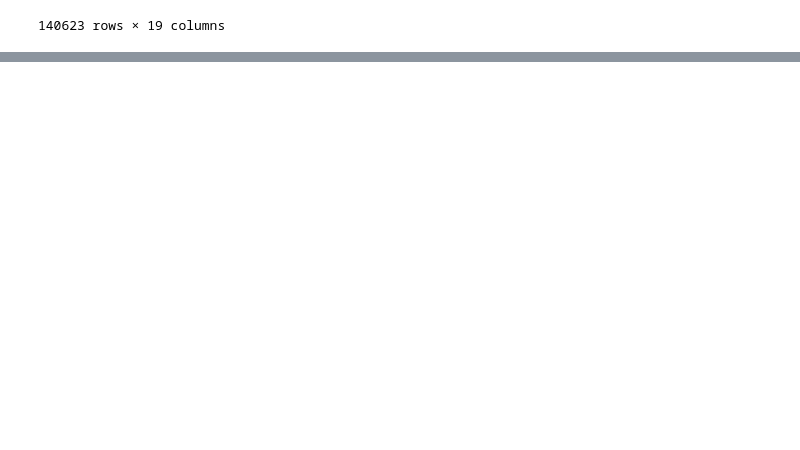
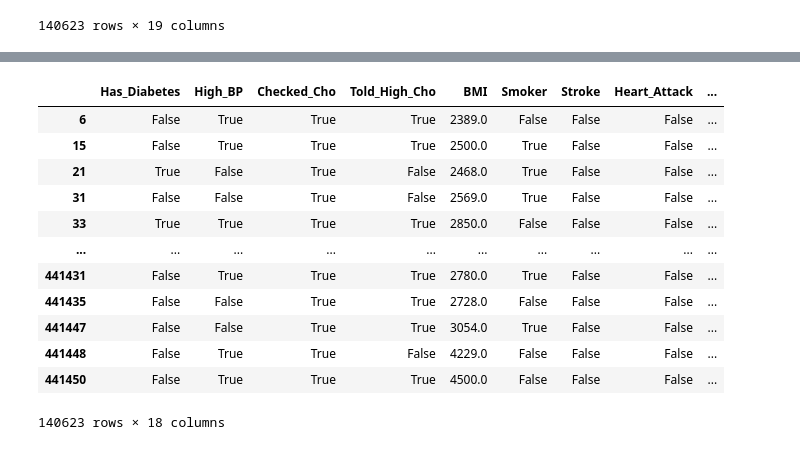
Before and after one commit to eddiephelanfortyfive/EPIC3, a Jupyter notebook: DataCleaning.ipynb, the cells around one changed output, grey strips where cells are left out. Cells and saved outputs as stored; diff of their text form; code cells hidden in the pictures; blank space fills up the shorter version.

```diff
--- a/DataCleaning.ipynb
+++ b/DataCleaning.ipynb
@@ -150,0 +222,16 @@ plt.show()
+# %%
+#check cho 1,2 Bool
+#told high cho  1,2 Bool
+#smoker 1,2 Y
+#stroke 1,2 bool
+#heart attack 1,2 bool
+#exercise recent 1,2 bool
+#diff walk 1,2 bool
+#sex 1-M,2-F bool
+def convert_two_option(x):
+    if x==1:
+        return True
+    return False
+columns_to_convert = [check_cho,told_high_cho,smoker,stroke,heart_attack,recent_exercise,diff_walk,sex]
+for column in columns_to_convert:
+    filtered_df[column] = filtered_df[column].apply(lambda x: convert_two_option(x) if isinstance(x, float) else x)
@@ -150,0 +241,16 @@ plt.show()
+# %%
+filtered_df
+# %% [output]
+|  | Has_Diabetes | High_BP | Checked_Cho | Told_High_Cho | BMI | Smoker | Stroke | Heart_Attack | ... |
+| 6 | False | True | True | True | 2389.0 | False | False | False | ... |
+| 15 | False | True | True | True | 2500.0 | True | False | False | ... |
+| 21 | True | False | True | False | 2468.0 | True | False | False | ... |
+| 31 | False | False | True | False | 2569.0 | True | False | False | ... |
+| 33 | True | True | True | True | 2850.0 | False | False | False | ... |
+| ... | ... | ... | ... | ... | ... | ... | ... | ... | ... |
+| 441431 | False | True | True | True | 2780.0 | True | False | False | ... |
+| 441435 | False | False | True | True | 2728.0 | False | False | False | ... |
+| 441447 | False | False | True | True | 3054.0 | True | False | False | ... |
+| 441448 | False | True | True | False | 4229.0 | False | False | False | ... |
+| 441450 | False | True | True | True | 4500.0 | False | False | False | ... |
+140623 rows × 18 columns
```
Also changed, not shown: parts of 8 cells of this notebook, 1 other file.
